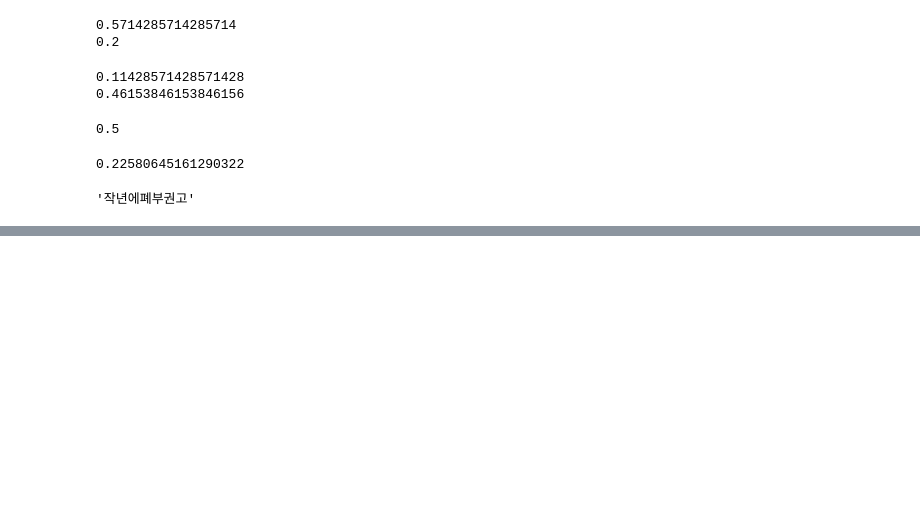
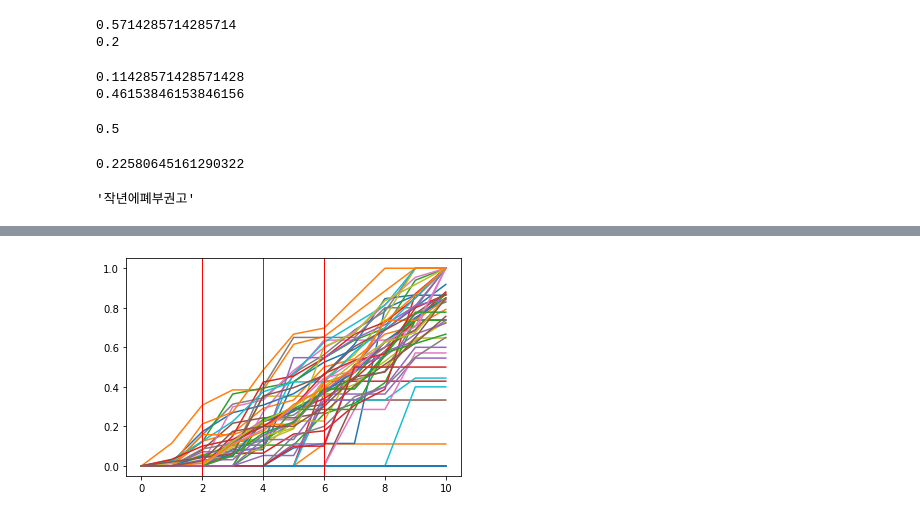
Before and after one commit to DAHYUN-HAN/Speech_to_Text, a Jupyter notebook: text_similarity.ipynb, the cells around one changed output, grey strips where cells are left out. Drawn from its saved outputs; the diff is of its cells as text; code cells hidden in the pictures; blank space fills up the shorter version.

```diff
--- a/text_similarity.ipynb
+++ b/text_similarity.ipynb
@@ -2159,0 +2208,24 @@ s[:7]
+# %%
+script3 = ['뭐야형팔왜그래',
+'말하자면사연이길다',
+'또어디서뒹굴었어',
+'짜잔여기집중',
+'내팔을이지경으로만든가해자이자연극부신입부원철학과3학년이찬란을소개합니다',
+'헐신입부원',
+'안녕하세요기획을맡은최시온입니다',
+'난분장의상담당진',
+'전활기담당유라고해유',
+'난연극부회장윤도래',
+'연극부에오신걸다시한번환영합니다']
+# %%
+script4 = ['잠깐만요무슨오해가있는것같은데전여기서빌려간옷을돌려주려온것뿐이에요',
+'어제여기제발로찾아왔잖아',
+'옷내가모르는의상반출이있었어',
+'어제페인트통발로팍옷에찍',
+'나중이라도나한테말을해줬어야지',
+'다름이아니라혹시알바시간을좀더늘릴수있을까요',
+'아네',
+'그럼확인되시면전화주세요',
+'감사합니다',
+'언제왔어요',
+'방금왔어']
@@ -2159,0 +2537,13 @@ s[:7]
+# %%
+final_extra = []
+final_extra.append(extra0)
+final_extra.append(extra1)
+final_extra.append(extra2)
+final_extra.append(extra3)
+final_extra.append(extra4)
+final_extra.append(extra5)
+final_extra.append(extra6)
+final_extra.append(extra7)
+final_extra.append(extra8)
+final_extra.append(extra9)
+final_extra.append(extra10)
@@ -2159,0 +2568,10 @@ s[:7]
+# %%
+plt.clf()
+plt.plot(final_extra)
+
+plt.axvline(x=6, color='r', linewidth=1)
+plt.axvline(x=4, color='r', linewidth=1)
+plt.axvline(x=2, color='r', linewidth=1)
+plt.savefig('capture/similarity_graph2/result2/'+str(answer+plus)+' '+script[answer]+'.png')
+# %% [output]
+[figure, added]
```
Also changed, not shown: parts of 31 cells of this notebook, 5 other files.
